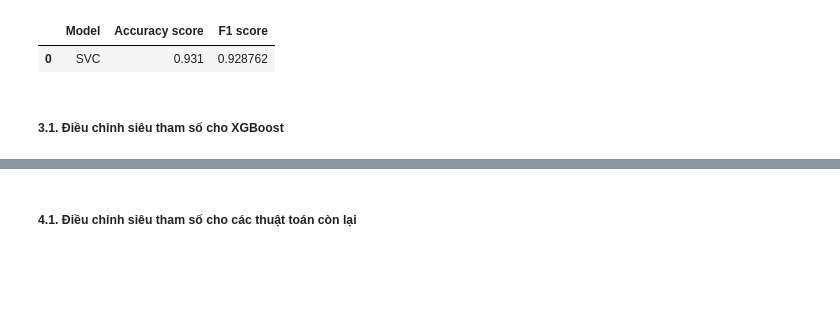
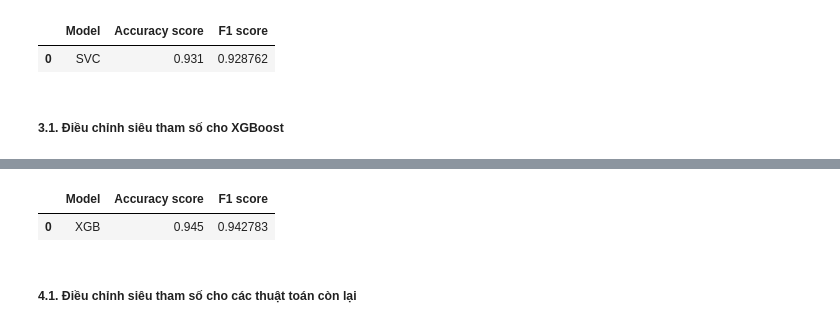
Before and after one commit to tranhuutuan261103/Gym-Exercise-Correction, a Jupyter notebook: trainning/bicep_curl_model/sklearn.ipynb, the cells around one changed output, grey strips where cells are left out. Cells and saved outputs as stored; diff of their text form; code cells hidden in the pictures; blank space fills up the shorter version.

```diff
--- a/trainning/bicep_curl_model/sklearn.ipynb
+++ b/trainning/bicep_curl_model/sklearn.ipynb
@@ -420,0 +393,6 @@ print("Best accuracy found: ", grid_search.best_score_)
+# %%
+results = []
+evaluate_model("XGB", xgb_model, results)
+results_after_tuning.append(results[0])
+print_results(results)
+# %% [output]
@@ -421,3 +402,5 @@ print("Best accuracy found: ", grid_search.best_score_)
+|  | Model | Accuracy score | F1 score |
+| 0 | XGB | 0.945 | 0.942783 |
 # %% [markdown]
 ##### 4.1. Điều chỉnh siêu tham số cho các thuật toán còn lại
 # %%
```
Also changed, not shown: parts of 16 cells of this notebook, 12 other files.
